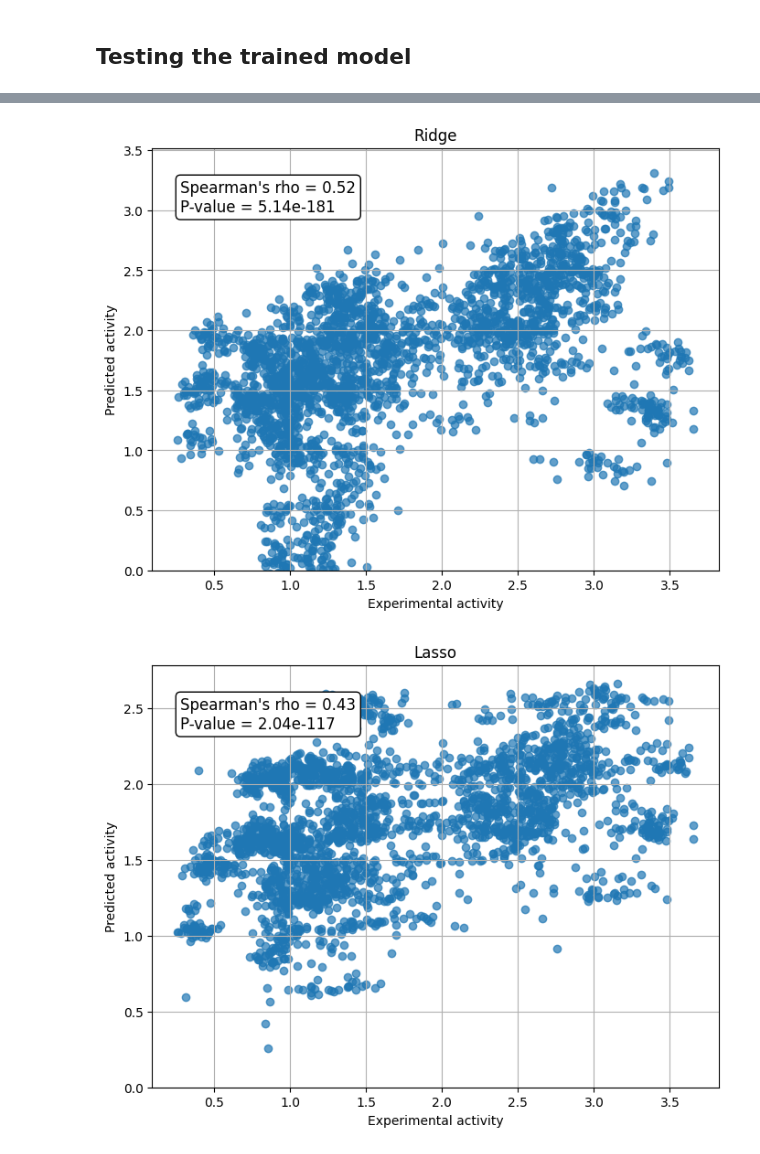
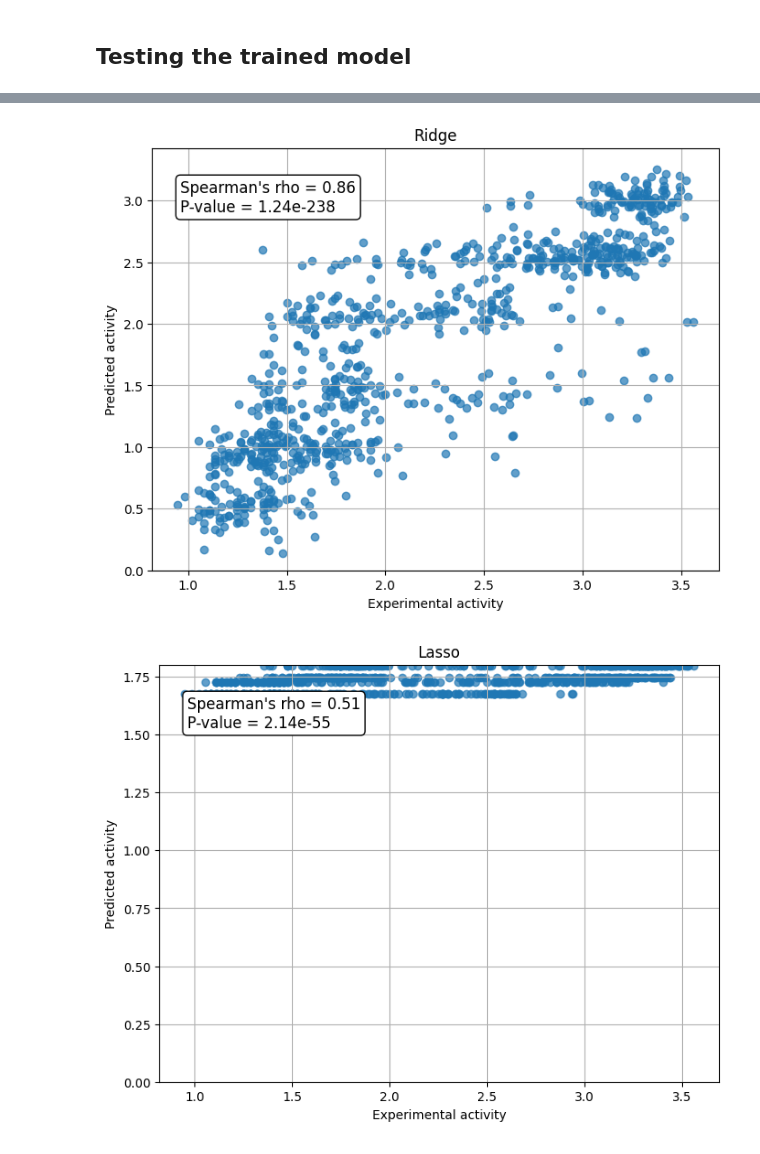
Before and after one commit to kaustubh-amritkar/rubisco_regression_classification, a Jupyter notebook: scripts/checking_regressors_over_exp_conditions.ipynb, the cells around one changed output, grey strips where cells are left out. Saved outputs shown, nothing was run; the diff lists cells and outputs as text; code cells hidden in the pictures.

Commit message:
Added the analysis for 1-fold CV -- combining all exp conditions -- train:large & test:mutant dataset split

```diff
--- a/scripts/checking_regressors_over_exp_conditions.ipynb
+++ b/scripts/checking_regressors_over_exp_conditions.ipynb
@@ -146,0 +145,14 @@ Train set size: 6642; Val set size: 2284; Test set size: 2599
+# %%
+## Creating Training and Test set, such that the data from the large assay is in training & from the mutant assay is in test
+
+test_indices = [i for i, x in enumerate(headers) if x.startswith("Anc")]
+Xs_test = [Xs[i] for i in test_indices]
+ys_test = [ys[i] for i in test_indices]
+
+train_indices_pre_val = [i for i, x in enumerate(headers) if i not in test_indices]
+Xs_train_pre_val = [Xs[i] for i in train_indices_pre_val]
+ys_train_pre_val = [ys[i] for i in train_indices_pre_val]
+
+headers_pre_val = [headers[i] for i in train_indices_pre_val]
+train_indices, val_indices, train_ids, val_ids, Xs_train, Xs_val, ys_train, ys_val = generate_train_test(Xs_train_pre_val, ys_train_pre_val, headers_pre_val, 42, fraction=0.8)
+print(f"Train set size: {len(train_indices)}; Val set size: {len(Xs_val)}; Test set size: {len(Xs_test)}")
@@ -210,6 +224,3 @@ mlp_grid = {
     'learning_rate': ['constant', 'adaptive'],
     'max_iter': [500, 1000]
 }
-# %%
-for i in zip([0,1,2] * 3, [4,5] * 3):
-    print(i)
@@ -323,7 +322,7 @@ for i, grid in enumerate(grid_list):
     print(grid.best_estimator_)
     var = grid.best_estimator_.__class__.__name__
 
-    model_file_name = f'/home/kaustubh/RuBisCO_ML/regressor_models/data/regressor_output/normalized_wrt_ind_ancs_exp_conditions/LSU_separated_CV/weighted_ESM-2_all_log_data_split/grid_element_best_{var}_model.pkl'
+    model_file_name = f'/home/kaustubh/RuBisCO_ML/regressor_models/data/regressor_output//normalized_wrt_ind_ancs_exp_conditions/LSU_separated_CV/weighted_ESM-2_train_test_data_split/grid_element_best_{var}_model.pkl'
     # Save the model
     with open(model_file_name, 'wb') as f:
         pickle.dump(grid.best_estimator_, f)
@@ -349,7 +348,7 @@ for i, grid in enumerate(grid_list):
 
     # Create a DataFrame and save to CSV
     df = pd.DataFrame({'Experimental Activity': ys_test, 'Predicted Activity': preds})
-    csv_filename = f'/home/kaustubh/RuBisCO_ML/regressor_models/data/regressor_output/normalized_wrt_ind_ancs_exp_conditions/LSU_separated_CV/weighted_ESM-2_all_log_data_split/grid_element_test_set_{var}_activity_data.csv'
+    csv_filename = f'/home/kaustubh/RuBisCO_ML/regressor_models/data/regressor_output//normalized_wrt_ind_ancs_exp_conditions/LSU_separated_CV/weighted_ESM-2_train_test_data_split/grid_element_test_set_{var}_activity_data.csv'
     df.to_csv(csv_filename, index=False)
     # print(f'Data saved to {csv_filename}')
 
@@ -385,2 +384,2 @@ Spearman's rho: 0.60, R^2: 0.28, MAE: 0.54, MSE: 0.50, RMSE: 0.71
-[figure, old version]
+[figure, new version]
-[figure, old version]
+[figure, new version]
```
Also changed, not shown: parts of 9 cells of this notebook, 1 other file.
